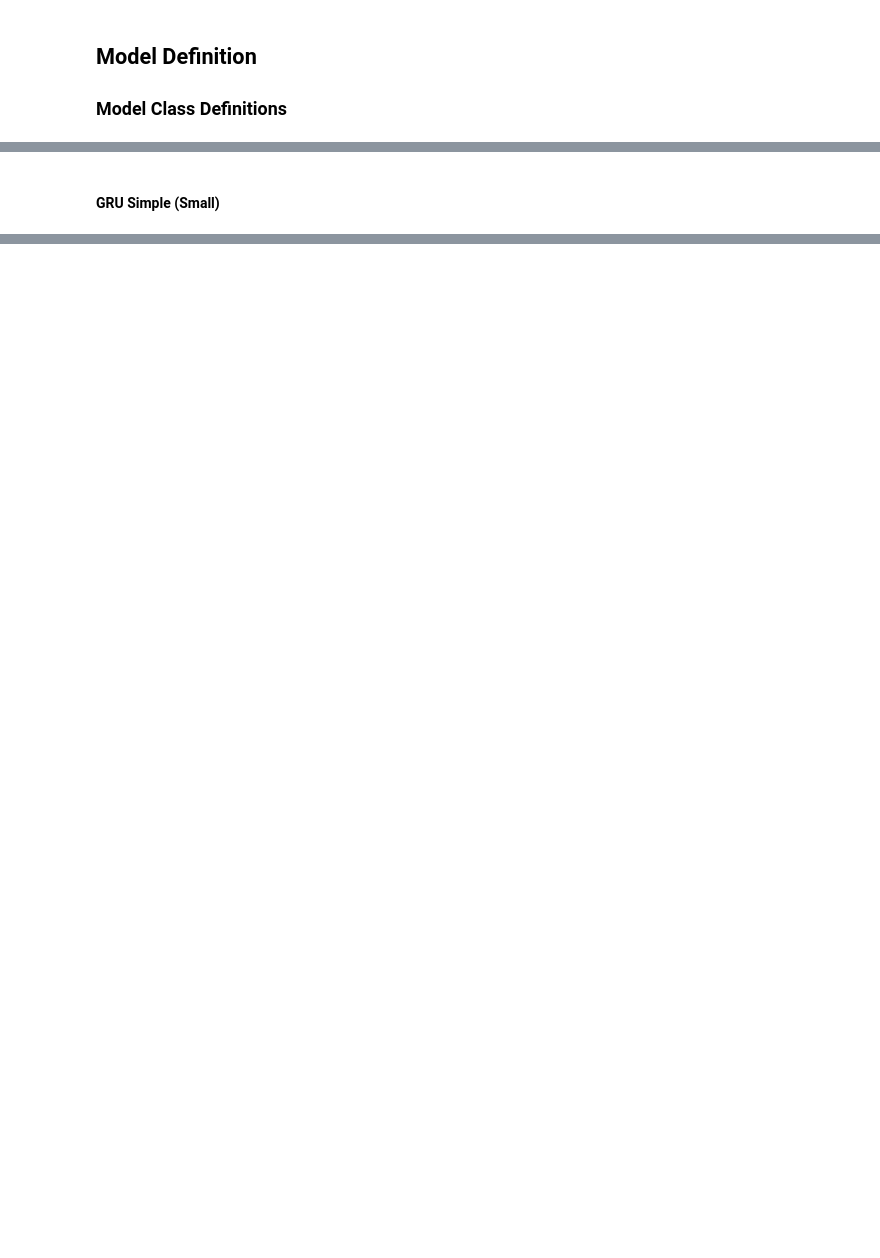
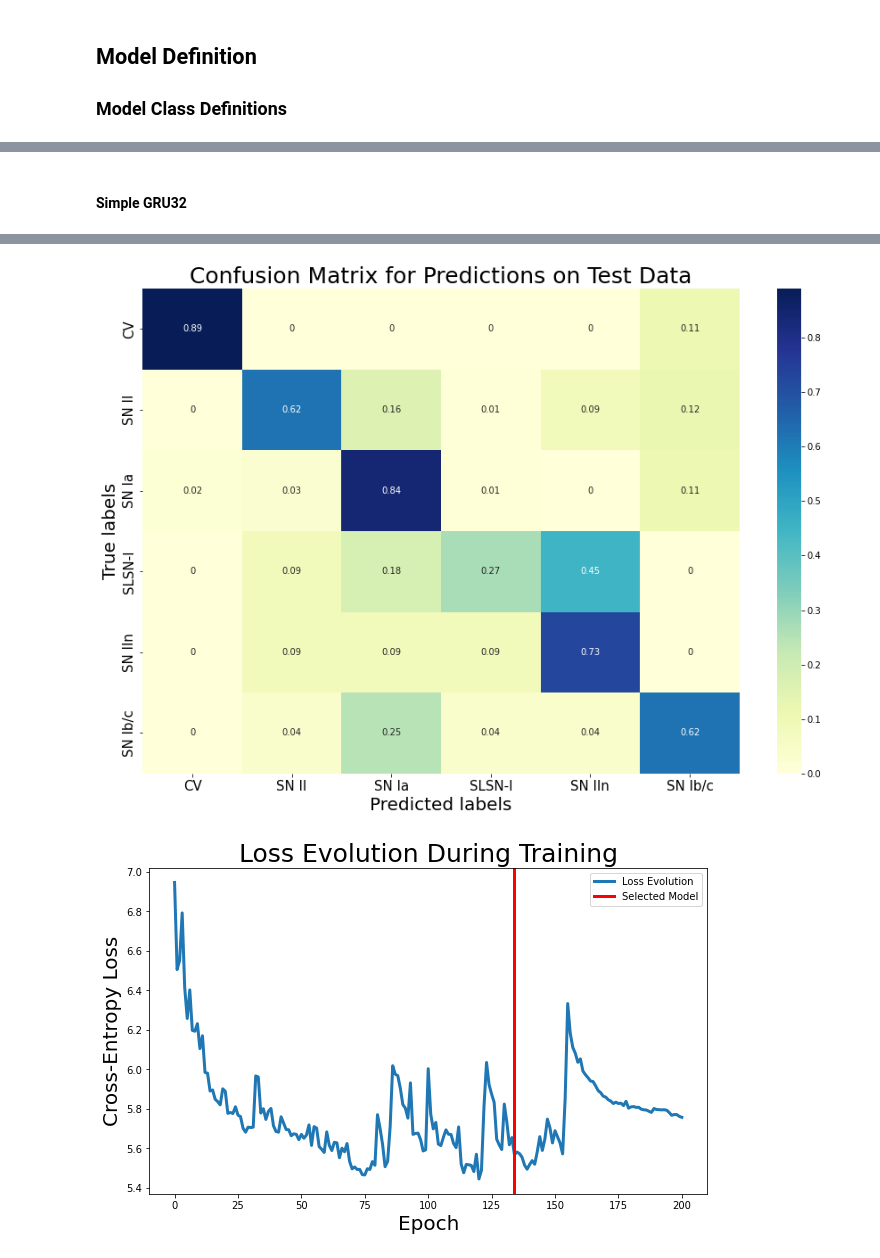
Before and after one commit to nalatraz/stENID, a Jupyter notebook: Notebooks/Classification.ipynb, the cells around one changed output, grey strips where cells are left out. Drawn from its saved outputs; the diff is of its cells as text; code cells hidden in the pictures; blank space fills up the shorter version.

```diff
--- a/Notebooks/Classification.ipynb
+++ b/Notebooks/Classification.ipynb
@@ -337,19 +331,19 @@ print('\nTraining time:', train_time)
 # Model Evaluation
 network_evaluation(trained_network, X_test, Y_test, train_loss, evaluate, version_directory, train_time)
 # %% [markdown]
-#### GRU Simple (Small)
+#### Simple GRU32
 # %%
 # Model Building
 input_dim = X_train.shape[2]
 num_classes = Y_train.shape[1]
-hidden_dim = 64
+hidden_dim = 32
 n_layers = 1
 
 Net = simple_ENID(input_dim=input_dim, hidden_dim =hidden_dim, output_dim=num_classes, n_layers=n_layers)
 print(Net)
 
 # Initialisation
-version_name = 'GRU_Pen_HU64BZ64EP200IT01'
+version_name = 'GRU_Pen_5_HU32BZ64EP200IT01'
 version_directory = 'Models/'+version_name
 
 if not os.path.exists(version_directory):
@@ -369,3 +363,4 @@ print('\nTraining time:', train_time)
 
 # Model Evaluation
 network_evaluation(trained_network, X_test, Y_test, train_loss, evaluate, version_directory, train_time)
+# %% [output]
@@ -371,0 +384,2 @@ network_evaluation(trained_network, X_test, Y_test, train_loss, evaluate, versio
+[figure, added]
+[figure, added]
```
Also changed, not shown: parts of 42 cells of this notebook, 1 other file.
